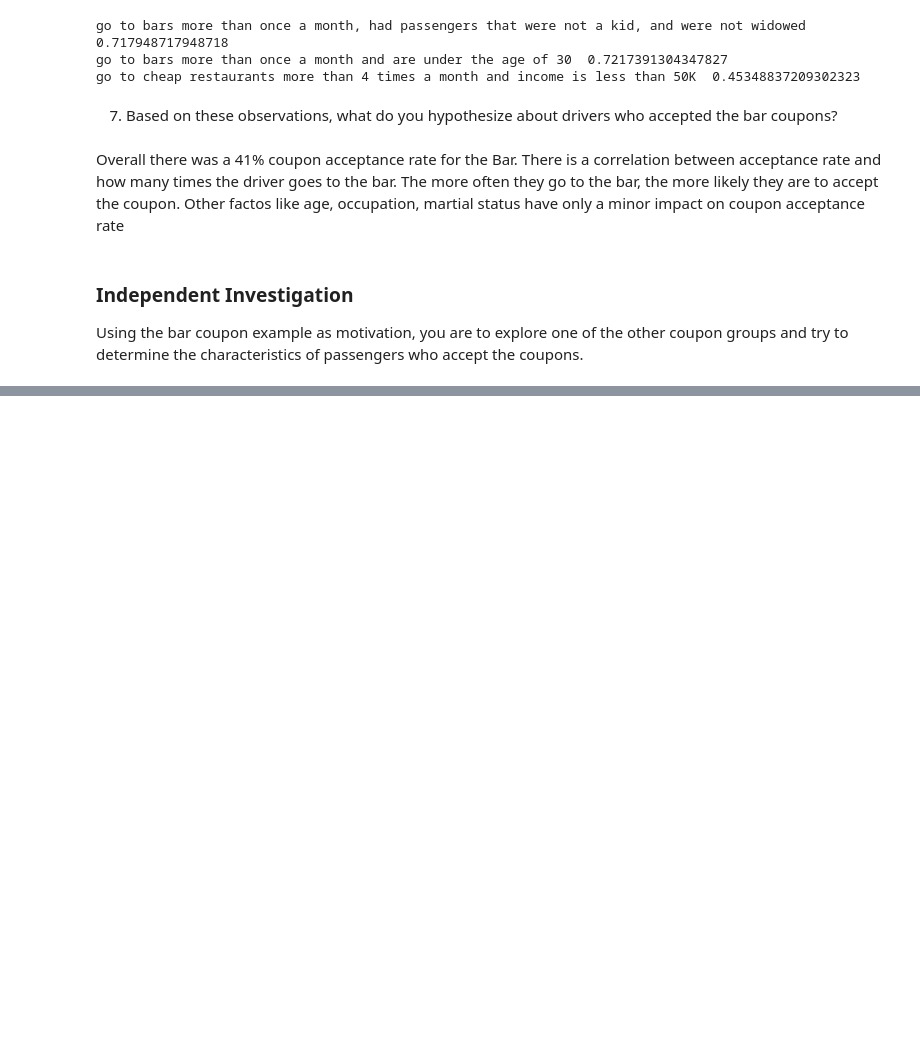
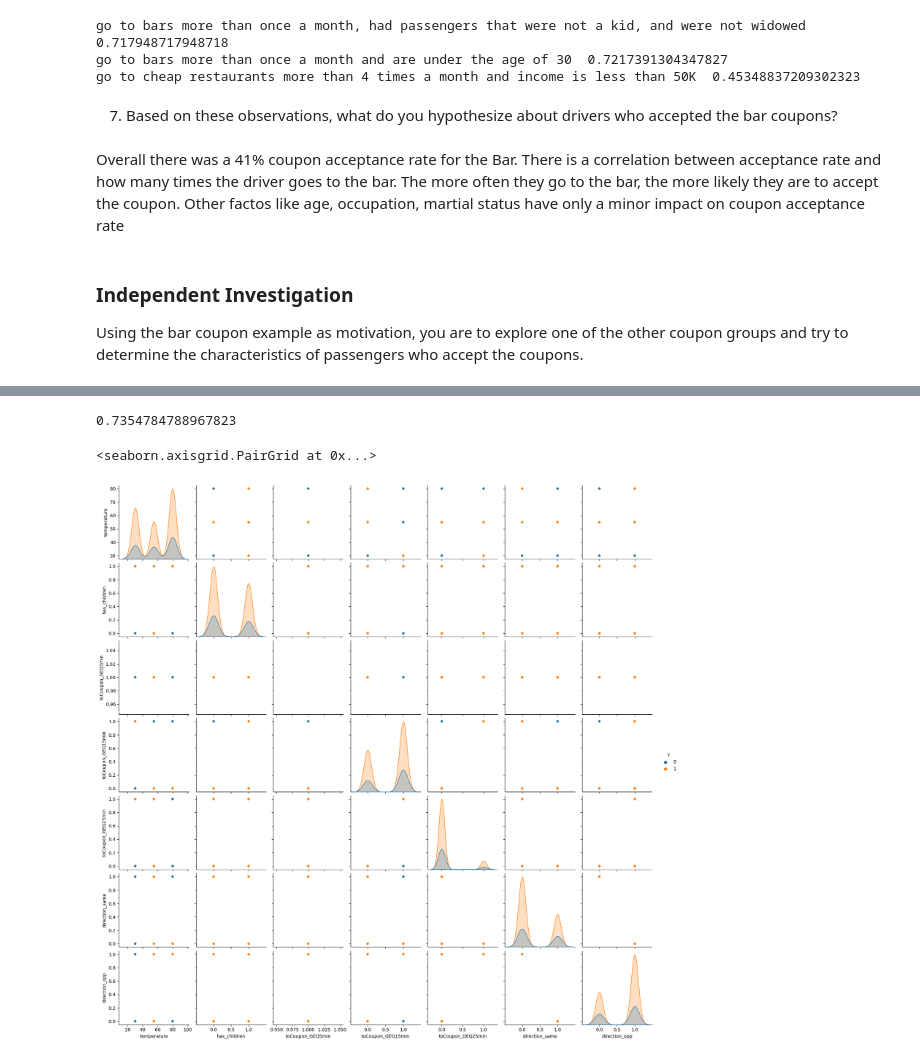
Before and after one commit to sgshaikh/Customer_Accept_Coupon, a Jupyter notebook: prompt.ipynb, the cells around one changed output, grey strips where cells are left out. Saved outputs shown, nothing was run; the diff lists cells and outputs as text; code cells hidden in the pictures; blank space fills up the shorter version.

```diff
--- a/prompt.ipynb
+++ b/prompt.ipynb
@@ -276,0 +279,3 @@ Using the bar coupon example as motivation, you are to explore one of the other
+# %%
+data_carrout = data.query('coupon == "Carry out & Take away"')
+data_carrout.shape
@@ -276,0 +304,10 @@ Using the bar coupon example as motivation, you are to explore one of the other
+# %%
+#what is the acceptance rate for the coupon
+data_carrout['Y'].mean()
+# %% [output]
+0.7354784788967823
+# %%
+sns.pairplot(data_carrout, hue='Y')
+# %% [output]
+<seaborn.axisgrid.PairGrid at 0x...>
+[figure, added]
```
Also changed, not shown: parts of 12 cells of this notebook.
